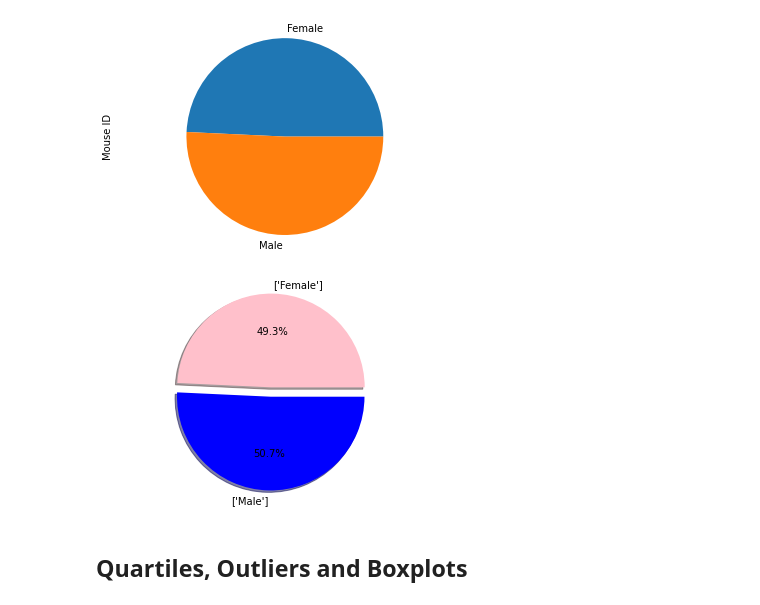
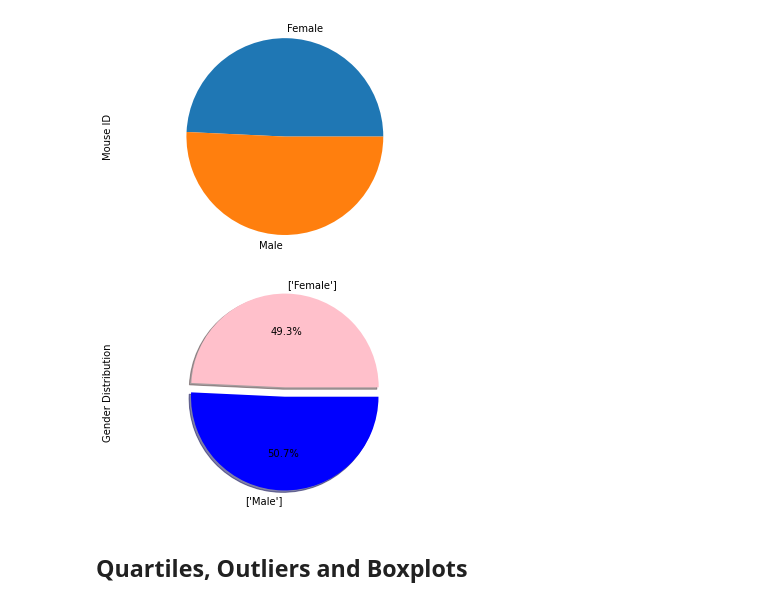
Before and after one commit to ToshaZ/Matplotlib-Challenge, a Jupyter notebook: Pymaceuticals/pymaceuticals_starter-checkpoint.ipynb, the cells around one changed output. Cells and saved outputs as stored; diff of their text form; code cells hidden in the pictures.

Commit message:
Completed line plot and cleaned up labels

```diff
--- a/Pymaceuticals/pymaceuticals_starter-checkpoint.ipynb
+++ b/Pymaceuticals/pymaceuticals_starter-checkpoint.ipynb
@@ -151,19 +129,20 @@ plt.show()
 # %%
 # Generate a pie plot showing the distribution of female versus male mice using pyplot
 labels = sex_count_df["Sex"].unique()
 size = sex_count
 colors = ["pink", "blue"]
 explode = (0, 0.1)
 
 
 plt.pie(size, explode=explode, labels=labels, colors=colors, shadow=True,
         autopct="%1.1f%%")
+plt.ylabel('Gender Distribution')
 
 #Pyplot Pie Chart
 plt.axis("equal")
 plt.show()
 # %% [output]
-[figure, old version]
+[figure, new version]
 # %% [markdown]
 ## Quartiles, Outliers and Boxplots
 # %%
```
Also changed, not shown: parts of 10 cells of this notebook.
